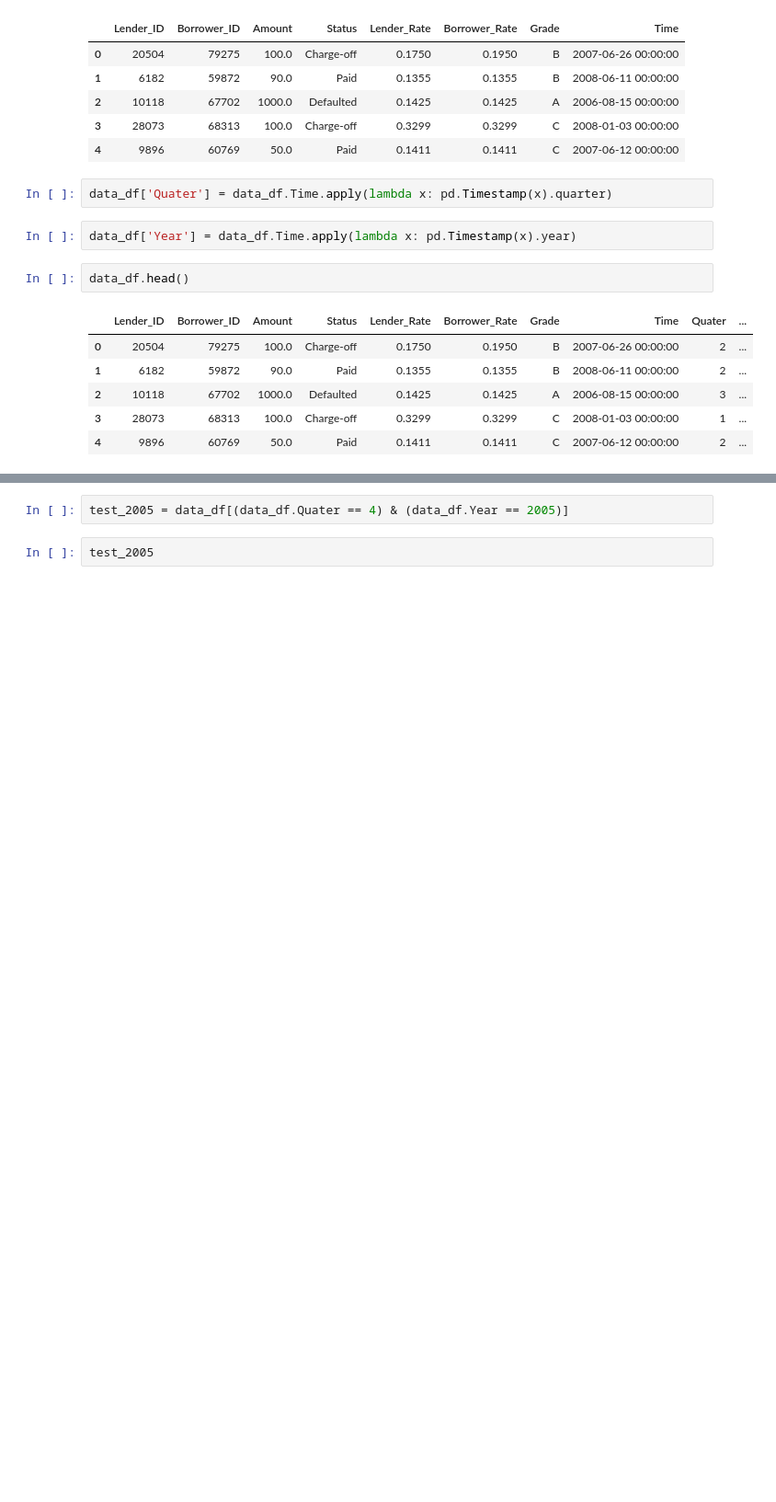
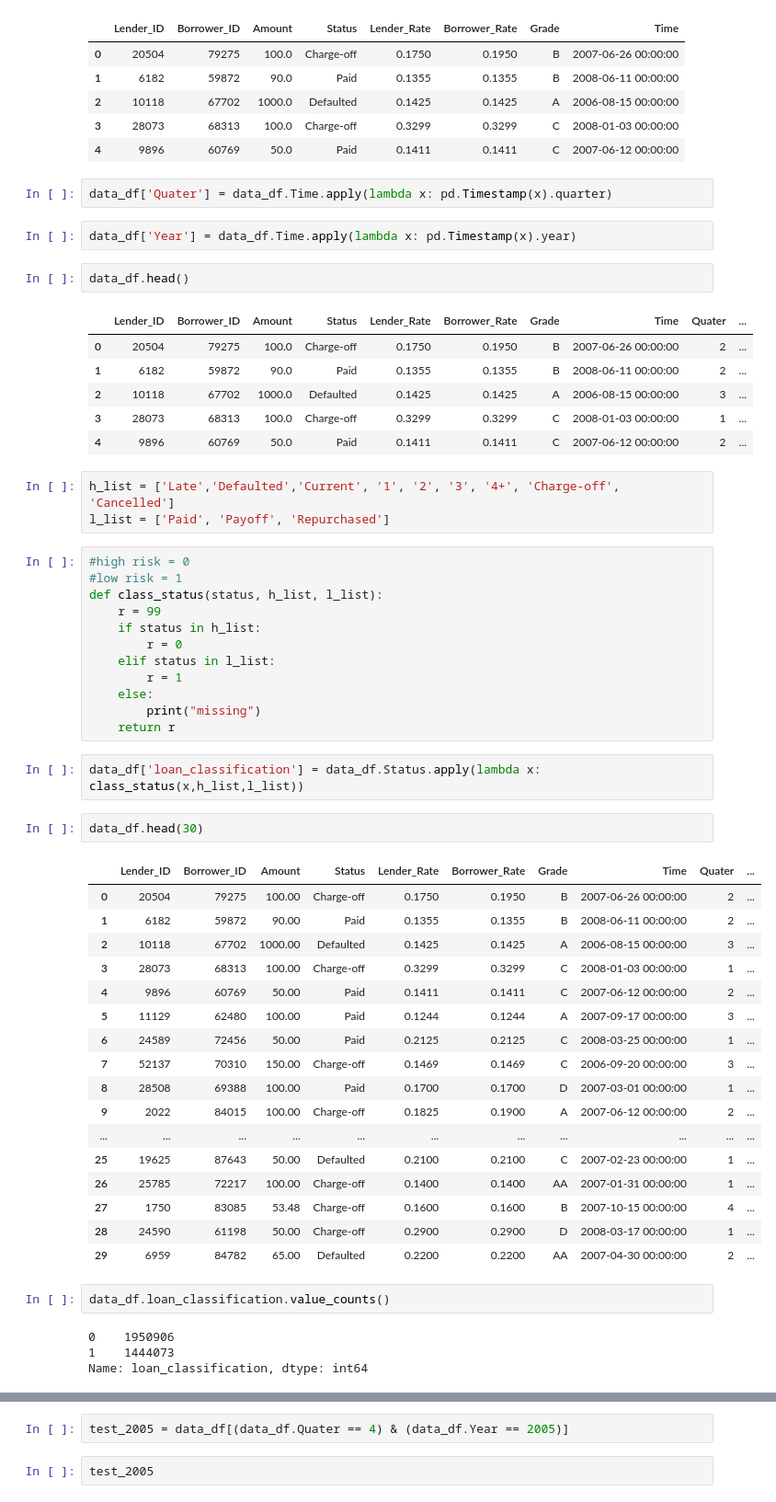
Before and after one commit to jhuang2023/socialcredit, a Jupyter notebook: 20200214.ipynb, the cells around one changed output, grey strips where cells are left out. Shown at 92% size. Drawn from its saved outputs; the diff is of its cells as text; blank space fills up the shorter version.

Commit message:
get loan_classification borrower_type year quater

```diff
--- a/20200214.ipynb
+++ b/20200214.ipynb
@@ -108,3 +108,46 @@ data_df.head()
 | 2 | 10118 | 67702 | 1000.0 | Defaulted | 0.1425 | 0.1425 | A | 2006-08-15 00:00:00 | 3 | ... |
 | 3 | 28073 | 68313 | 100.0 | Charge-off | 0.3299 | 0.3299 | C | 2008-01-03 00:00:00 | 1 | ... |
 | 4 | 9896 | 60769 | 50.0 | Paid | 0.1411 | 0.1411 | C | 2007-06-12 00:00:00 | 2 | ... |
+# %%
+h_list = ['Late','Defaulted','Current', '1', '2', '3', '4+', 'Charge-off', 'Cancelled']
+l_list = ['Paid', 'Payoff', 'Repurchased']
+# %%
+#high risk = 0
+#low risk = 1
+def class_status(status, h_list, l_list):
+    r = 99
+    if status in h_list:
+        r = 0
+    elif status in l_list:
+        r = 1
+    else:
+        print("missing")
+    return r
+# %%
+data_df['loan_classification'] = data_df.Status.apply(lambda x: class_status(x,h_list,l_list))
+# %%
+data_df.head(30)
+# %% [output]
+|  | Lender_ID | Borrower_ID | Amount | Status | Lender_Rate | Borrower_Rate | Grade | Time | Quater | ... |
+| 0 | 20504 | 79275 | 100.00 | Charge-off | 0.1750 | 0.1950 | B | 2007-06-26 00:00:00 | 2 | ... |
+| 1 | 6182 | 59872 | 90.00 | Paid | 0.1355 | 0.1355 | B | 2008-06-11 00:00:00 | 2 | ... |
+| 2 | 10118 | 67702 | 1000.00 | Defaulted | 0.1425 | 0.1425 | A | 2006-08-15 00:00:00 | 3 | ... |
+| 3 | 28073 | 68313 | 100.00 | Charge-off | 0.3299 | 0.3299 | C | 2008-01-03 00:00:00 | 1 | ... |
+| 4 | 9896 | 60769 | 50.00 | Paid | 0.1411 | 0.1411 | C | 2007-06-12 00:00:00 | 2 | ... |
+| 5 | 11129 | 62480 | 100.00 | Paid | 0.1244 | 0.1244 | A | 2007-09-17 00:00:00 | 3 | ... |
+| 6 | 24589 | 72456 | 50.00 | Paid | 0.2125 | 0.2125 | C | 2008-03-25 00:00:00 | 1 | ... |
+| 7 | 52137 | 70310 | 150.00 | Charge-off | 0.1469 | 0.1469 | C | 2006-09-20 00:00:00 | 3 | ... |
+| 8 | 28508 | 69388 | 100.00 | Paid | 0.1700 | 0.1700 | D | 2007-03-01 00:00:00 | 1 | ... |
+| 9 | 2022 | 84015 | 100.00 | Charge-off | 0.1825 | 0.1900 | A | 2007-06-12 00:00:00 | 2 | ... |
+| ... | ... | ... | ... | ... | ... | ... | ... | ... | ... | ... |
+| 25 | 19625 | 87643 | 50.00 | Defaulted | 0.2100 | 0.2100 | C | 2007-02-23 00:00:00 | 1 | ... |
+| 26 | 25785 | 72217 | 100.00 | Charge-off | 0.1400 | 0.1400 | AA | 2007-01-31 00:00:00 | 1 | ... |
+| 27 | 1750 | 83085 | 53.48 | Charge-off | 0.1600 | 0.1600 | B | 2007-10-15 00:00:00 | 4 | ... |
+| 28 | 24590 | 61198 | 50.00 | Charge-off | 0.2900 | 0.2900 | D | 2008-03-17 00:00:00 | 1 | ... |
+| 29 | 6959 | 84782 | 65.00 | Defaulted | 0.2200 | 0.2200 | AA | 2007-04-30 00:00:00 | 2 | ... |
+# %%
+data_df.loan_classification.value_counts()
+# %% [output]
+0    1950906
+1    1444073
+Name: loan_classification, dtype: int64
```
Also changed, not shown: parts of 50 cells of this notebook.
